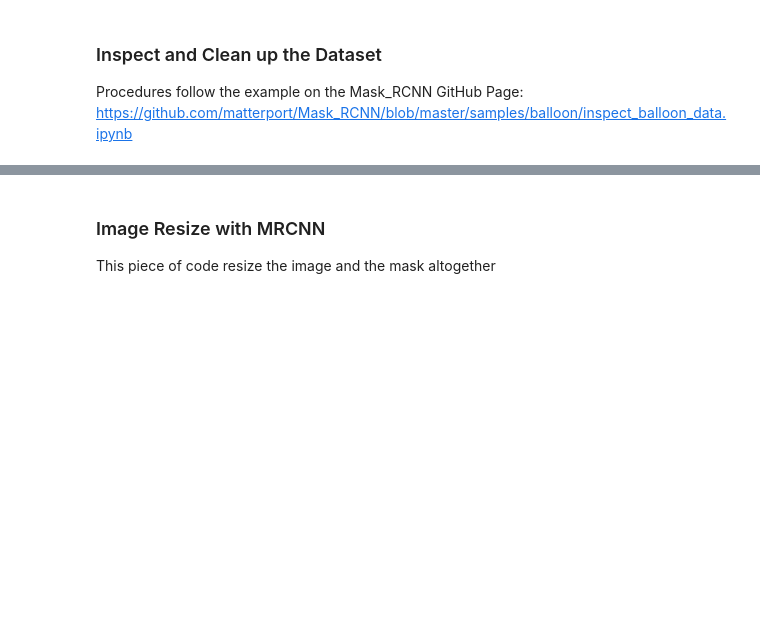
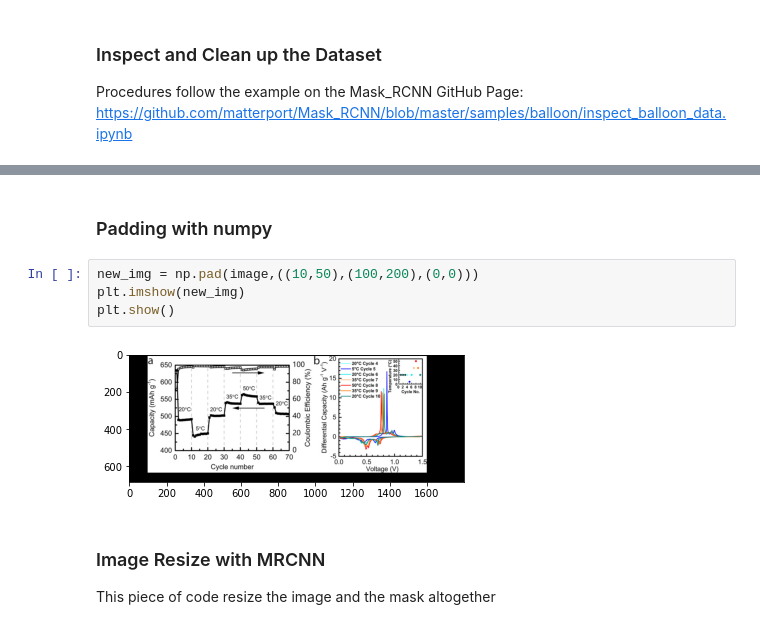
Before and after one commit to DataYoink/DataYoink, a Jupyter notebook: DorisNotebook.ipynb, the cells around one changed output, grey strips where cells are left out. Cells and saved outputs as stored; diff of their text form; blank space fills up the shorter version.

```diff
--- a/DorisNotebook.ipynb
+++ b/DorisNotebook.ipynb
@@ -54,3 +91,11 @@ dataloader = build_detection_train_loader(cfg,
+# %% [markdown]
+### Padding with numpy
+# %%
+new_img = np.pad(image,((10,50),(100,200),(0,0)))
+plt.imshow(new_img)
+plt.show()
+# %% [output]
+[figure, added]
 # %% [markdown]
 ### Image Resize with MRCNN
 This piece of code resize the image and the mask altogether
```
Also changed, not shown: parts of 12 cells of this notebook, 3 other files.
